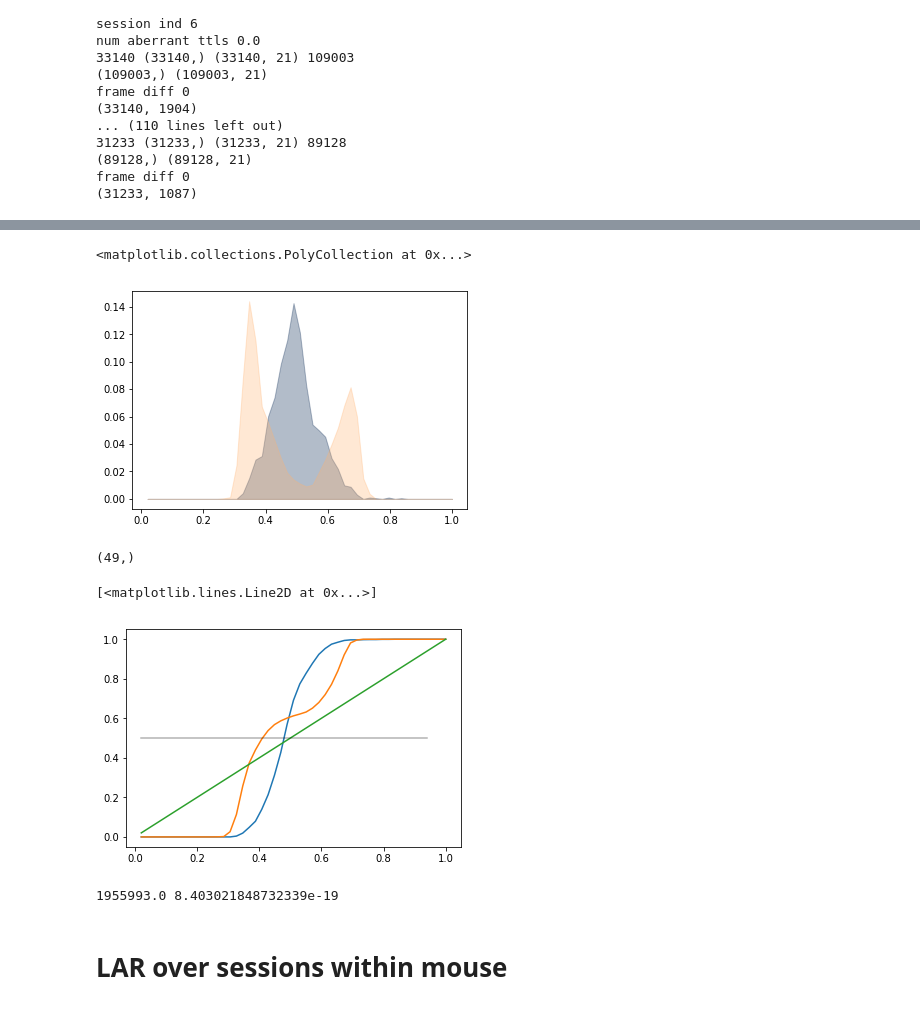
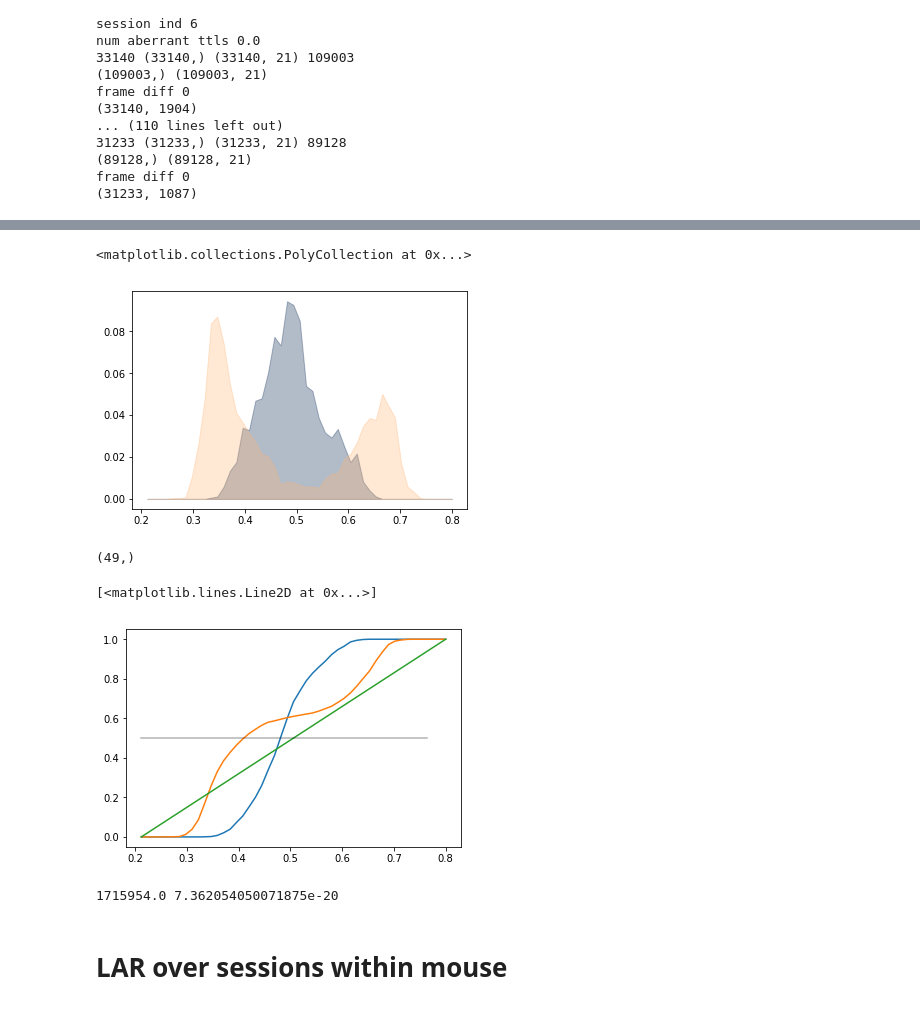
Before and after one commit to GiocomoLab/MightyMorphingPhotonRangers, a Jupyter notebook: SimMats/LogAngleRatioPlots.ipynb, the cells around one changed output, grey strips where cells are left out. Drawn from its saved outputs; the diff is of its cells as text; code cells hidden in the pictures.

```diff
--- a/SimMats/LogAngleRatioPlots.ipynb
+++ b/SimMats/LogAngleRatioPlots.ipynb
@@ -110,5 +116,5 @@ df_mouse
 # %%
-sess = df_mouse.iloc[-1]
+sess = df_mouse.iloc[-2]
 lar, effMorph, sim0, sim1 = sess_lar(sess)
 
 # VRDat, C, S, A = pp.load_scan_sess(sess,fneu_coeff=0.7)
@@ -298,7 +303,0 @@ f,ax = plot_LAR(LAR_rare,EM_rare,cmap='copper',ymin=-.5,ymax=.5)
-# %%
-prob_rare = {}
-for k in LAR_rare.keys():
-    prob_rare[k] = np.array(S0_rare[k])/(np.array(S0_rare[k])+np.array(S1_rare[k]))
-
-f,ax = plot_LAR(prob_rare,EM_rare,cmap='copper',ymin=0.2,ymax=.8)
-# f.savefig(os.path.join(basedir,'rare_simprob.pdf'),format='pdf')
@@ -333,8 +320,0 @@ f,ax = plot_LAR(LAR_fam,EM_fam,cmap='cividis',ymin=.3,ymax=.7)
-# %%
-prob_fam = {}
-for k in LAR_fam.keys():
-#     if k != '4222154.1':
-        prob_fam[k] = np.array(S0_fam[k])/(np.array(S0_fam[k])+np.array(S1_fam[k]))
-
-f,ax = plot_LAR(prob_fam,EM_fam,cmap='cividis',ymin=0.2,ymax=.8)
-# f.savefig(os.path.join(basedir,'fam_simprob.pdf'),format='pdf')
@@ -378,0 +363,10 @@ mega_s1_rare = mega_lar(S1_rare)
+# %%
+# normalize
+mega_em_rare_n = mega_em_rare*1.6 -.3
+mega_em_fam_n = mega_em_fam*1.6 -.3
+
+# downsample rare case
+
+ds_mask = make_ds_mask(mega_em_rare_n)
+
+mega_em_rare_n_ds, mega_lar_rare_ds = mega_em_rare_n[ds_mask],mega_lar_rare[ds_mask]
@@ -879,16 +984,16 @@ ax.fill_between(edges[1:],rare_hist/rare_hist.sum(),alpha=.3,color=plt.cm.copper
 # %%
 # plot distributions of absolute values and cdfs
 f,ax = plt.subplots()
-bins = np.linspace(0,1)
+bins = np.linspace(0.2,.8)
 fam_hist,edges = np.histogram(np.abs(mega_lar_fam),bins)
 rare_hist,edges = np.histogram(np.abs(mega_lar_rare),bins)
 ax.fill_between(edges[1:],fam_hist/fam_hist.sum(),alpha=.3,color=plt.cm.cividis(0.))
 ax.fill_between(edges[1:],rare_hist/rare_hist.sum(),alpha=.3,color=plt.cm.copper(.9))
 
 # f.savefig(os.path.join(basedir,'abs_lsr_hist.pdf'),format='pdf')
 # %% [output]
 <matplotlib.collections.PolyCollection at 0x...>
-[figure, old version]
+[figure, new version]
 # %%
 f,ax = plt.subplots()
 print(fam_hist.shape)
@@ -897,18 +1002,18 @@ rare_hist= rare_hist/rare_hist.sum()
 
 ax.plot(bins[1:],np.cumsum(fam_hist))
 ax.plot(bins[1:],np.cumsum(rare_hist))
-ax.plot(bins[1:],bins[1:])
+ax.plot(bins[1:],np.linspace(0,1,num=bins[1:].shape[0]))
 ax.plot(bins[1::5],.5*np.ones([10,]),alpha=.3,color='black')
 # f.savefig(os.path.join(basedir,'abs_lsr_cdf.pdf'),format='pdf')
 # %% [output]
 (49,)
 [<matplotlib.lines.Line2D at 0x...>]
-[figure, old version]
+[figure, new version]
 # %%
-U,p = sp.stats.mannwhitneyu(np.abs(mega_prob_rare),np.abs(mega_prob_fam))
+U,p = sp.stats.mannwhitneyu(np.abs(mega_lar_rare),np.abs(mega_lar_fam))
 print(U,p)
 # %% [output]
-1955993.0 8.403021848732339e-19
+1715954.0 7.362054050071875e-20
 # %%
 basedir = "G:\\My Drive\\manuscripts\\MightyMorphinPhotonRangers_Manuscript\\Figures"
 # %% [markdown]
```
Also changed, not shown: parts of 51 cells of this notebook, 6 other files.
